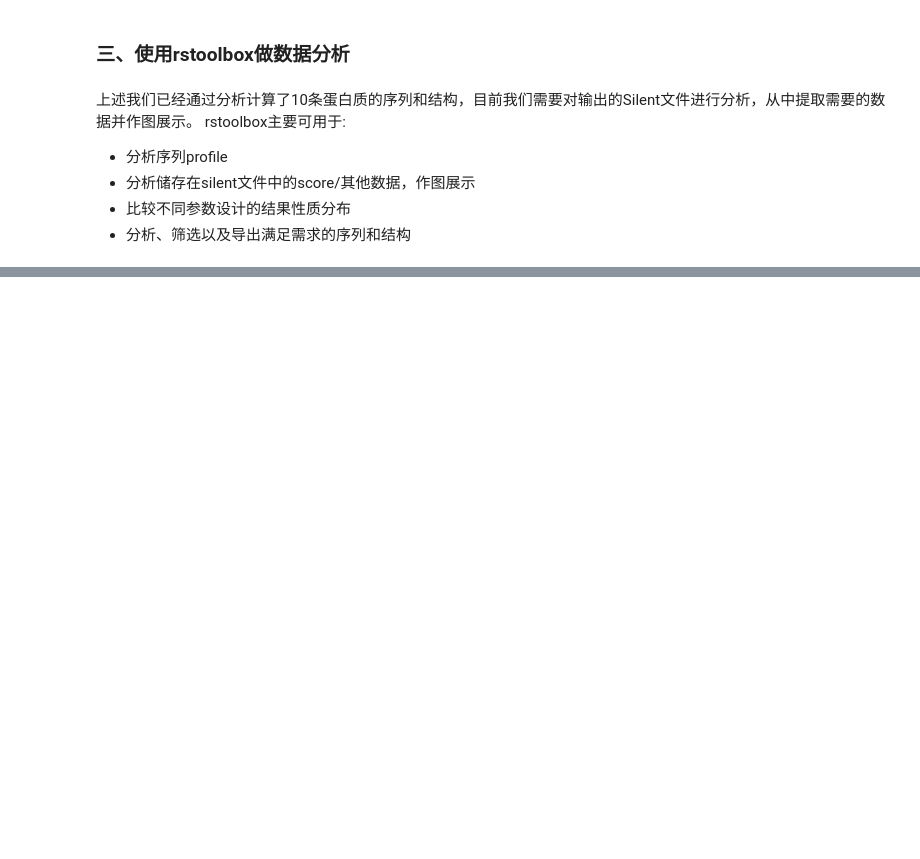
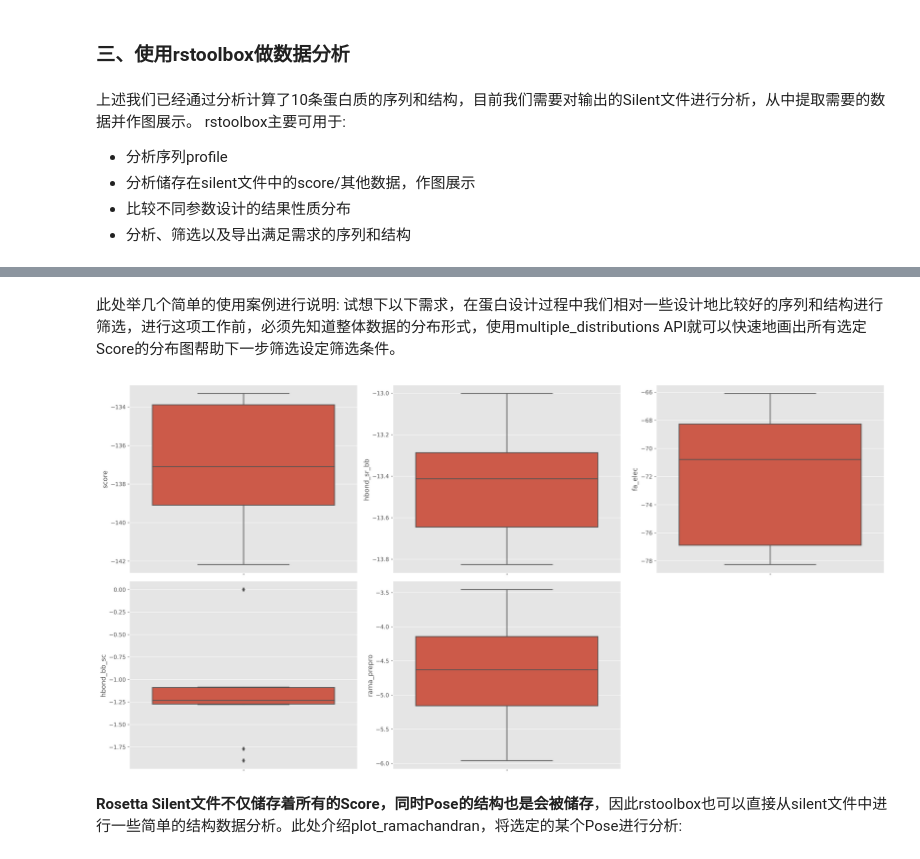
Before and after one commit to guyujun/pyrosetta-basic, a Jupyter notebook: 10_Advenced/rstoolbox.ipynb, the cells around one changed output, grey strips where cells are left out. Drawn from its saved outputs; the diff is of its cells as text; code cells hidden in the pictures; blank space fills up the shorter version.

```diff
--- a/10_Advenced/rstoolbox.ipynb
+++ b/10_Advenced/rstoolbox.ipynb
@@ -114,0 +106,7 @@ rstoolbox主要可用于:
+# %%
+# 最简单的读取方式(全读取式):
+silent_file = './data/design_result.silent'
+raw_df = parse_rosetta_file(silent_file)
+
+# 打印读取数据:
+raw_df
@@ -114,0 +192,28 @@ rstoolbox主要可用于:
+# %% [markdown]
+此处举几个简单的使用案例进行说明: 试想下以下需求，在蛋白设计过程中我们相对一些设计地比较好的序列和结构进行筛选，进行这项工作前，必须先知道整体数据的分布形式，使用multiple_distributions API就可以快速地画出所有选定Score的分布图帮助下一步筛选设定筛选条件。
+# %%
+import rstoolbox as rs
+import pandas as pd
+import matplotlib.pyplot as plt
+import seaborn as sns
+plt.style.use('ggplot')
+plt.rcParams['savefig.dpi'] = 300
+plt.rcParams['figure.dpi'] = 300
+# %%
+# plot的score选定(此处我们关注4个score)
+values = ["score", "hbond_sr_bb", "fa_elec", "hbond_bb_sc", "rama_prepro"]
+
+# 定义图表
+fig  = plt.figure(figsize=(20, 10))
+grid = [2, 3]  # 第一个数值代表行数量，第二个数值代表列数量，共计可放入2x3项score。
+
+# 制图
+axes = rs.plot.multiple_distributions(df=raw_df, fig=fig, grid=grid, values=values)
+
+# 展示
+plt.tight_layout()
+plt.show()
+# %% [output]
+[figure, added]
+# %% [markdown]
+**Rosetta Silent文件不仅储存着所有的Score，同时Pose的结构也是会被储存**，因此rstoolbox也可以直接从silent文件中进行一些简单的结构数据分析。此处介绍plot_ramachandran，将选定的某个Pose进行分析:
```
Also changed, not shown: parts of 14 cells of this notebook, 1 other file.
